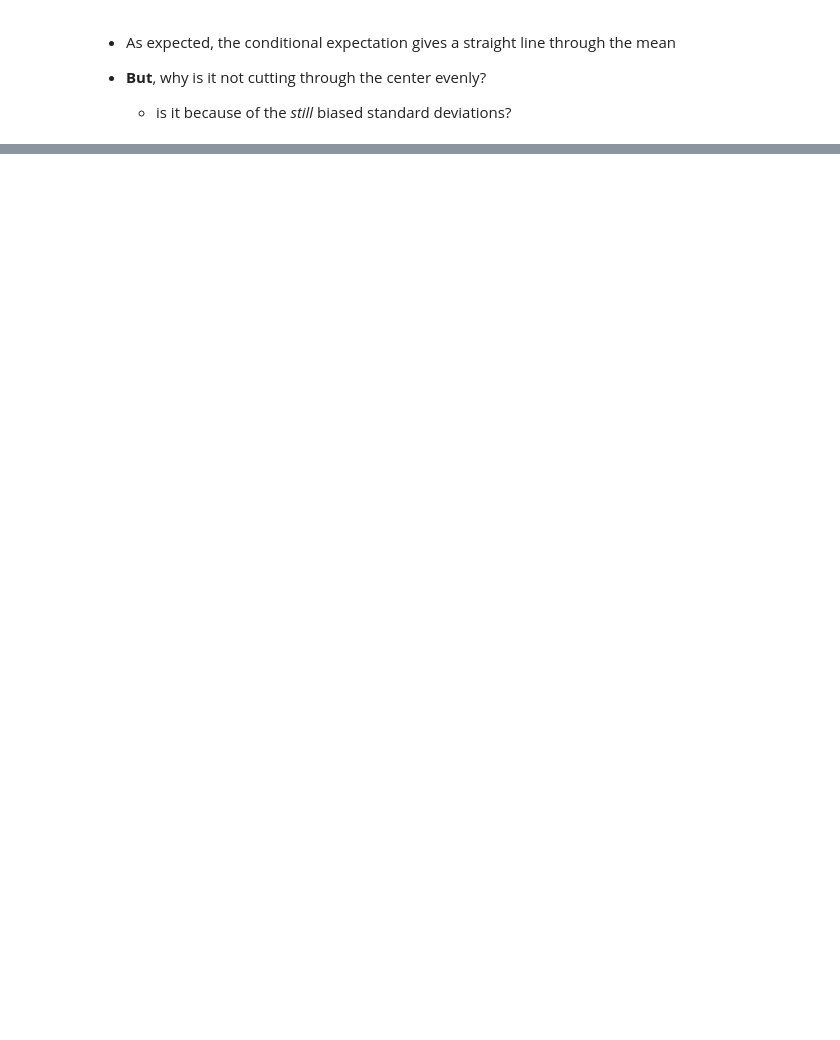
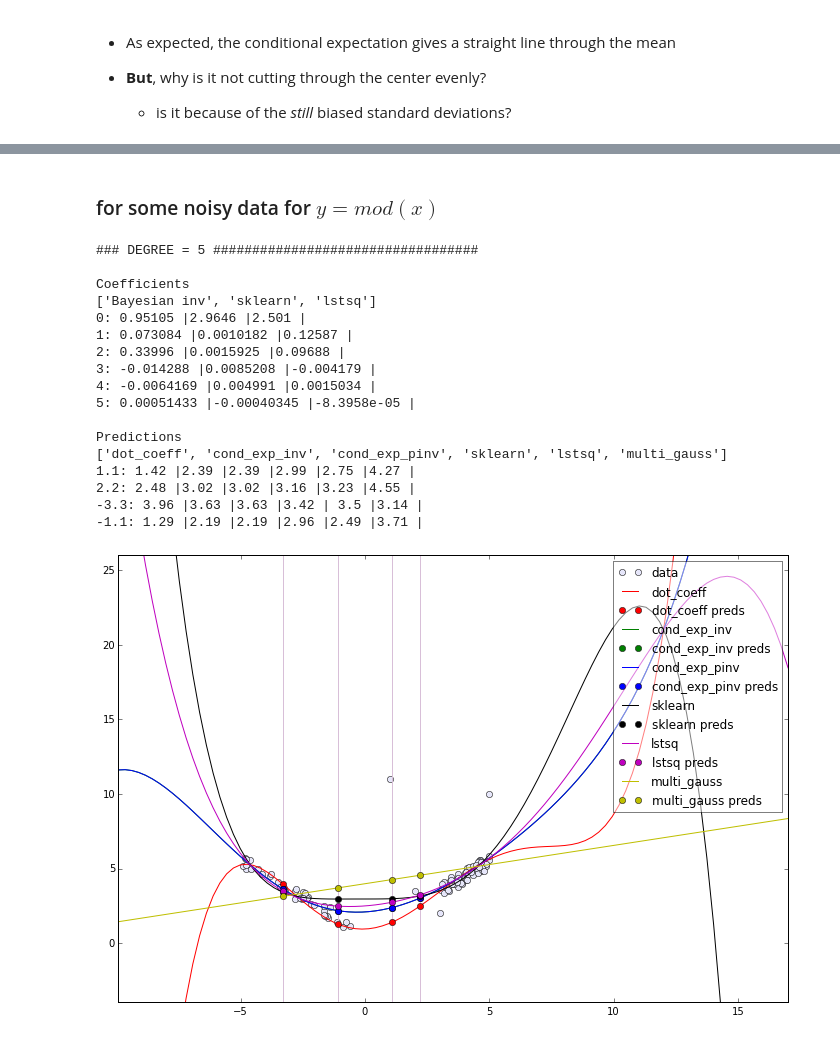
Before and after one commit to motjuste/patt-rex, a Jupyter notebook: project-02-demo.ipynb, the cells around one changed output, grey strips where cells are left out. Saved outputs shown, nothing was run; the diff lists cells and outputs as text; code cells hidden in the pictures; blank space fills up the shorter version.

```diff
--- a/project-02-demo.ipynb
+++ b/project-02-demo.ipynb
@@ -306,0 +507,23 @@ Predictions
+# %% [markdown]
+### for some noisy data for $y=mod(x)$
+# %%
+demo_3(qx, qy, qu, 5, padding=5)
+# %% [output]
+### DEGREE = 5 ##################################
+
+Coefficients
+['Bayesian inv', 'sklearn', 'lstsq']
+0: 0.95105 |2.9646 |2.501 |
+1: 0.073084 |0.0010182 |0.12587 |
+2: 0.33996 |0.0015925 |0.09688 |
+3: -0.014288 |0.0085208 |-0.004179 |
+4: -0.0064169 |0.004991 |0.0015034 |
+5: 0.00051433 |-0.00040345 |-8.3958e-05 |
+
+Predictions
+['dot_coeff', 'cond_exp_inv', 'cond_exp_pinv', 'sklearn', 'lstsq', 'multi_gauss']
+1.1: 1.42 |2.39 |2.39 |2.99 |2.75 |4.27 |
+2.2: 2.48 |3.02 |3.02 |3.16 |3.23 |4.55 |
+-3.3: 3.96 |3.63 |3.63 |3.42 | 3.5 |3.14 |
+-1.1: 1.29 |2.19 |2.19 |2.96 |2.49 |3.71 |
+[figure, added]
```
Also changed, not shown: parts of 23 cells of this notebook, 1 other file.
